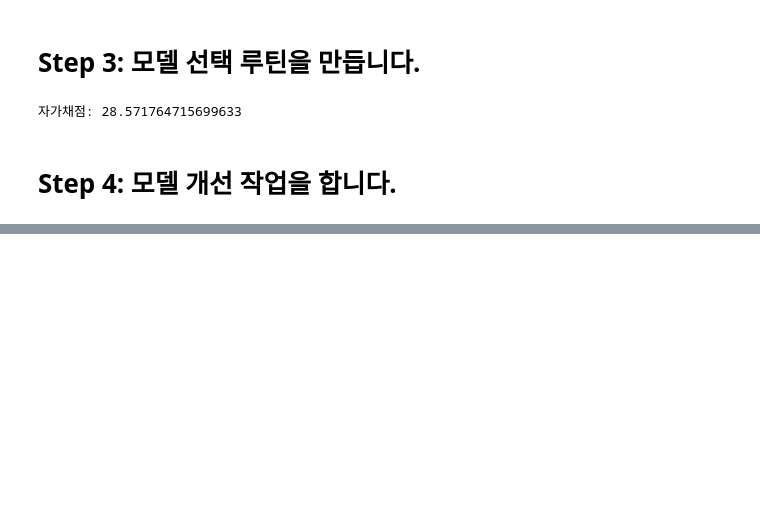
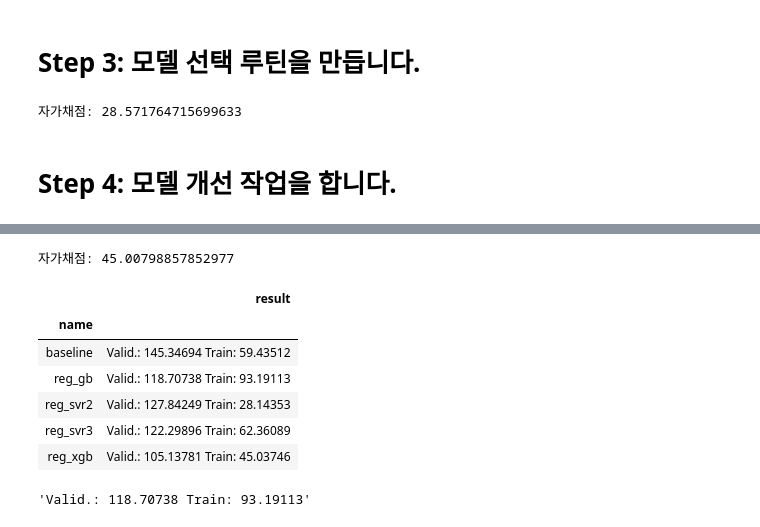
Before and after one commit to sunkusun9/DS_lv3_2506_2, a Jupyter notebook: sec_ds_lv3_prob3_kaggle.ipynb, the cells around one changed output, grey strips where cells are left out. Saved outputs shown, nothing was run; the diff lists cells and outputs as text; code cells hidden in the pictures; blank space fills up the shorter version.

```diff
--- a/sec_ds_lv3_prob3_kaggle.ipynb
+++ b/sec_ds_lv3_prob3_kaggle.ipynb
@@ -365,0 +406,5 @@ X_xgb = [i.strip() for i in X_xgb.split(',')]
+# %%
+prd = select_model(reg_xgb)
+print("자가채점: {}".format(mean_absolute_error(s_kaggle_ans, prd)))
+# %% [output]
+자가채점: 45.00798857852977
@@ -366,4 +414,24 @@ X_xgb = [i.strip() for i in X_xgb.split(',')]
 # %%
 # GB: Gradient Boosting Tree 를 사용해봅니다.
 
 from sklearn.ensemble import GradientBoostingRegressor
+X_gb = "15분, 30분, 45분, 60분, Hour, AM, Weekend_yn, Holiday_yn, Avg, TotalHour, 생산량, 기온, 풍속, 습도, 강수량, 전기요금(계절), 공장인원, 인건비"
+X_gb = [i.strip() for i in X_gb.split(',')]
+ct = ColumnTransformer([
+    ('ohe', OneHotEncoder(categories='auto'), ['DayName']),
+    ('pt', 'passthrough', X_gb)
+])
+
+reg_gb = make_pipeline(
+    ct, GradientBoostingRegressor(max_leaf_nodes = 31)
+)
+eval_model('reg_gb', reg_gb)
+# %% [output]
+|  | result |
+| name |  |
+| baseline | Valid.: 145.34694 Train: 59.43512 |
+| reg_gb | Valid.: 118.70738 Train: 93.19113 |
+| reg_svr2 | Valid.: 127.84249 Train: 28.14353 |
+| reg_svr3 | Valid.: 122.29896 Train: 62.36089 |
+| reg_xgb | Valid.: 105.13781 Train: 45.03746 |
+'Valid.: 118.70738 Train: 93.19113'
```
Also changed, not shown: parts of 17 cells of this notebook.
